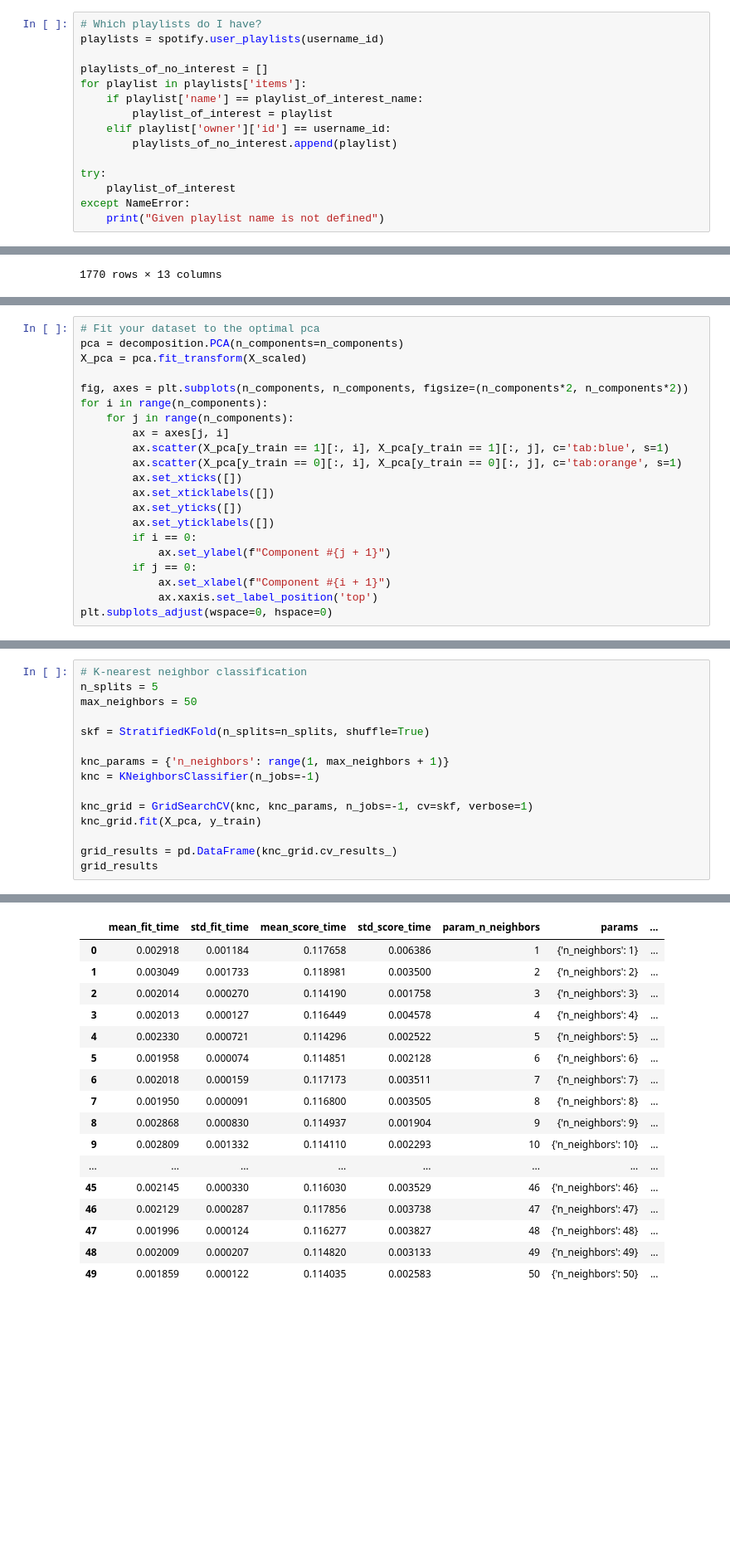
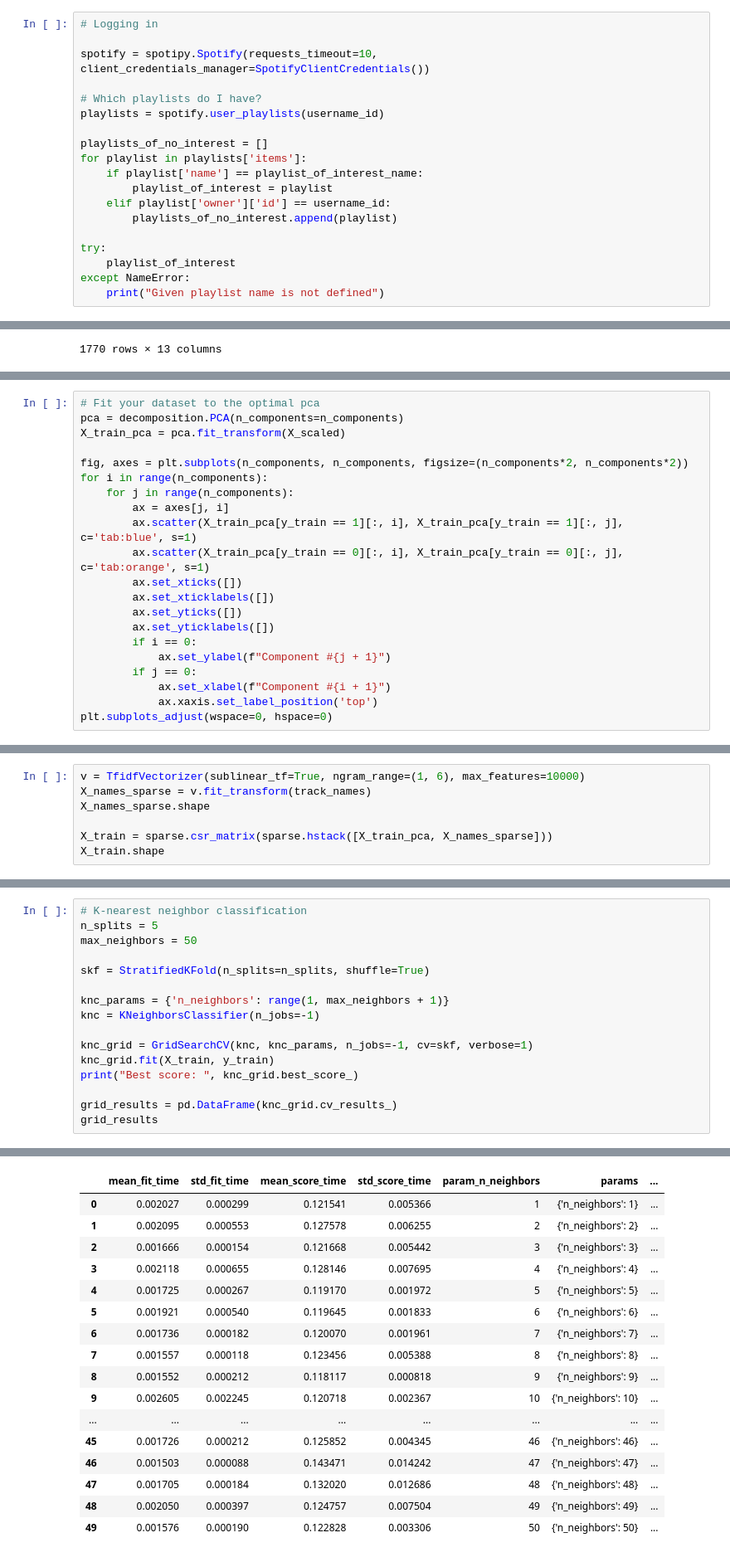
Before and after one commit to AndersBennedsgaard/Spotify-recommendation-project, a Jupyter notebook: analysis/favorites_analysis.ipynb, the cells around one changed output, grey strips where cells are left out. Shown at 83% size. Cells and saved outputs as stored; diff of their text form; blank space fills up the shorter version.

```diff
--- a/favorites_analysis.ipynb
+++ b/analysis/favorites_analysis.ipynb
@@ -54,4 +53,8 @@ spotify = spotipy.Spotify(client_credentials_manager=client_credentials_manager)
 # %%
+# Logging in
+
+spotify = spotipy.Spotify(requests_timeout=10, client_credentials_manager=SpotifyClientCredentials())
+
 # Which playlists do I have?
 playlists = spotify.user_playlists(username_id)
 
@@ -211,14 +218,14 @@ Number of components for 95% variance: 10
 # %%
 # Fit your dataset to the optimal pca
 pca = decomposition.PCA(n_components=n_components)
-X_pca = pca.fit_transform(X_scaled)
+X_train_pca = pca.fit_transform(X_scaled)
 
 fig, axes = plt.subplots(n_components, n_components, figsize=(n_components*2, n_components*2))
 for i in range(n_components):
     for j in range(n_components):
         ax = axes[j, i]
-        ax.scatter(X_pca[y_train == 1][:, i], X_pca[y_train == 1][:, j], c='tab:blue', s=1)
-        ax.scatter(X_pca[y_train == 0][:, i], X_pca[y_train == 0][:, j], c='tab:orange', s=1)
+        ax.scatter(X_train_pca[y_train == 1][:, i], X_train_pca[y_train == 1][:, j], c='tab:blue', s=1)
+        ax.scatter(X_train_pca[y_train == 0][:, i], X_train_pca[y_train == 0][:, j], c='tab:orange', s=1)
         ax.set_xticks([])
         ax.set_xticklabels([])
         ax.set_yticks([])
@@ -231,3 +238,10 @@ for i in range(n_components):
 plt.subplots_adjust(wspace=0, hspace=0)
 # %% [output]
 [figure]
+# %%
+v = TfidfVectorizer(sublinear_tf=True, ngram_range=(1, 6), max_features=10000)
+X_names_sparse = v.fit_transform(track_names)
+X_names_sparse.shape
+
+X_train = sparse.csr_matrix(sparse.hstack([X_train_pca, X_names_sparse]))
+X_train.shape
@@ -242,7 +260,8 @@ knc_params = {'n_neighbors': range(1, max_neighbors + 1)}
 knc = KNeighborsClassifier(n_jobs=-1)
 
 knc_grid = GridSearchCV(knc, knc_params, n_jobs=-1, cv=skf, verbose=1)
-knc_grid.fit(X_pca, y_train)
+knc_grid.fit(X_train, y_train)
+print("Best score: ", knc_grid.best_score_)
 
 grid_results = pd.DataFrame(knc_grid.cv_results_)
 grid_results
@@ -255,20 +275,20 @@ Fitting 5 folds for each of 50 candidates, totalling 250 fits
 |  | mean_fit_time | std_fit_time | mean_score_time | std_score_time | param_n_neighbors | params | ... |
-| 0 | 0.002918 | 0.001184 | 0.117658 | 0.006386 | 1 | {'n_neighbors': 1} | ... |
-| 1 | 0.003049 | 0.001733 | 0.118981 | 0.003500 | 2 | {'n_neighbors': 2} | ... |
-| 2 | 0.002014 | 0.000270 | 0.114190 | 0.001758 | 3 | {'n_neighbors': 3} | ... |
-| 3 | 0.002013 | 0.000127 | 0.116449 | 0.004578 | 4 | {'n_neighbors': 4} | ... |
-| 4 | 0.002330 | 0.000721 | 0.114296 | 0.002522 | 5 | {'n_neighbors': 5} | ... |
-| 5 | 0.001958 | 0.000074 | 0.114851 | 0.002128 | 6 | {'n_neighbors': 6} | ... |
-| 6 | 0.002018 | 0.000159 | 0.117173 | 0.003511 | 7 | {'n_neighbors': 7} | ... |
-| 7 | 0.001950 | 0.000091 | 0.116800 | 0.003505 | 8 | {'n_neighbors': 8} | ... |
-| 8 | 0.002868 | 0.000830 | 0.114937 | 0.001904 | 9 | {'n_neighbors': 9} | ... |
-| 9 | 0.002809 | 0.001332 | 0.114110 | 0.002293 | 10 | {'n_neighbors': 10} | ... |
+| 0 | 0.002027 | 0.000299 | 0.121541 | 0.005366 | 1 | {'n_neighbors': 1} | ... |
+| 1 | 0.002095 | 0.000553 | 0.127578 | 0.006255 | 2 | {'n_neighbors': 2} | ... |
+| 2 | 0.001666 | 0.000154 | 0.121668 | 0.005442 | 3 | {'n_neighbors': 3} | ... |
+| 3 | 0.002118 | 0.000655 | 0.128146 | 0.007695 | 4 | {'n_neighbors': 4} | ... |
+| 4 | 0.001725 | 0.000267 | 0.119170 | 0.001972 | 5 | {'n_neighbors': 5} | ... |
+| 5 | 0.001921 | 0.000540 | 0.119645 | 0.001833 | 6 | {'n_neighbors': 6} | ... |
+| 6 | 0.001736 | 0.000182 | 0.120070 | 0.001961 | 7 | {'n_neighbors': 7} | ... |
+| 7 | 0.001557 | 0.000118 | 0.123456 | 0.005388 | 8 | {'n_neighbors': 8} | ... |
+| 8 | 0.001552 | 0.000212 | 0.118117 | 0.000818 | 9 | {'n_neighbors': 9} | ... |
+| 9 | 0.002605 | 0.002245 | 0.120718 | 0.002367 | 10 | {'n_neighbors': 10} | ... |
 | ... | ... | ... | ... | ... | ... | ... | ... |
-| 45 | 0.002145 | 0.000330 | 0.116030 | 0.003529 | 46 | {'n_neighbors': 46} | ... |
-| 46 | 0.002129 | 0.000287 | 0.117856 | 0.003738 | 47 | {'n_neighbors': 47} | ... |
-| 47 | 0.001996 | 0.000124 | 0.116277 | 0.003827 | 48 | {'n_neighbors': 48} | ... |
-| 48 | 0.002009 | 0.000207 | 0.114820 | 0.003133 | 49 | {'n_neighbors': 49} | ... |
-| 49 | 0.001859 | 0.000122 | 0.114035 | 0.002583 | 50 | {'n_neighbors': 50} | ... |
+| 45 | 0.001726 | 0.000212 | 0.125852 | 0.004345 | 46 | {'n_neighbors': 46} | ... |
+| 46 | 0.001503 | 0.000088 | 0.143471 | 0.014242 | 47 | {'n_neighbors': 47} | ... |
+| 47 | 0.001705 | 0.000184 | 0.132020 | 0.012686 | 48 | {'n_neighbors': 48} | ... |
+| 48 | 0.002050 | 0.000397 | 0.124757 | 0.007504 | 49 | {'n_neighbors': 49} | ... |
+| 49 | 0.001576 | 0.000190 | 0.122828 | 0.003306 | 50 | {'n_neighbors': 50} | ... |
 # %%
 plt.figure(figsize=(15, 5))
 for n in range(n_splits):
```
Also changed, not shown: parts of 20 cells of this notebook, 4 other files.
